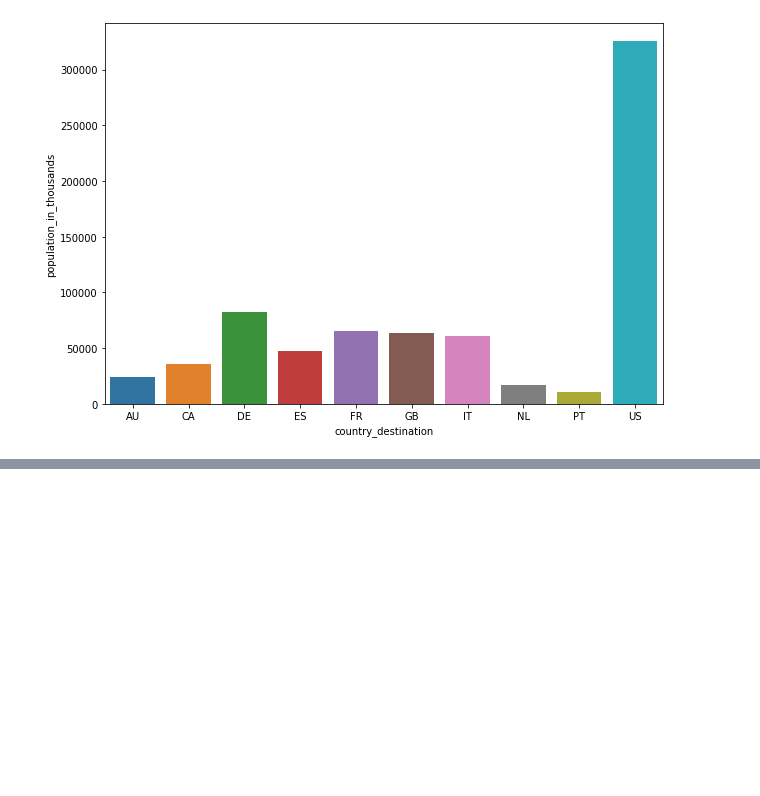
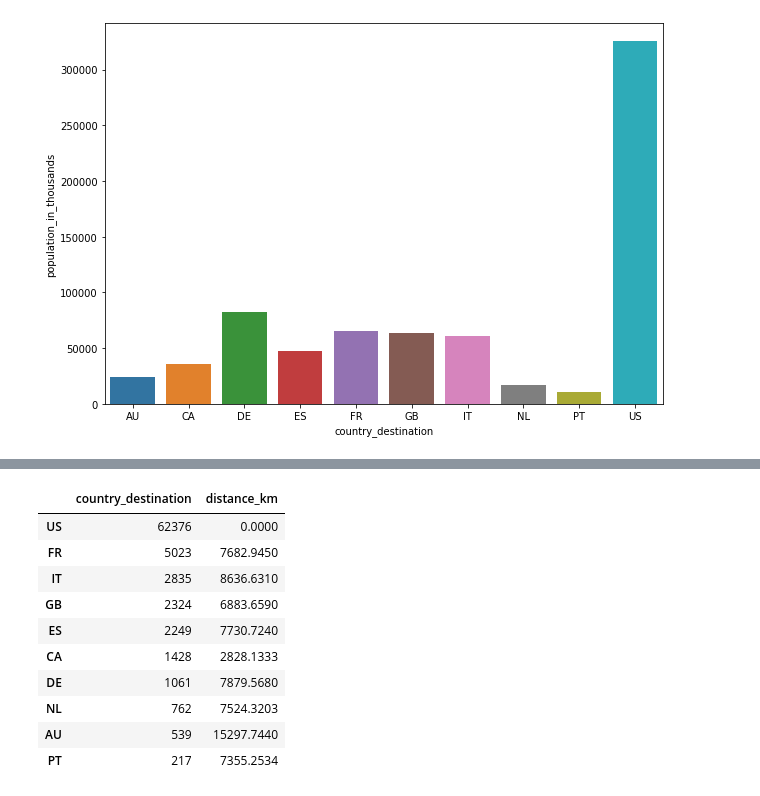
Before and after one commit to vkgithub1556/AirbnbProject, a Jupyter notebook: airbnb.ipynb, the cells around one changed output, grey strips where cells are left out. Cells and saved outputs as stored; diff of their text form; code cells hidden in the pictures; blank space fills up the shorter version.

```diff
--- a/airbnb.ipynb
+++ b/airbnb.ipynb
@@ -541,0 +639,14 @@ sns.barplot(x=pop.index,y=pop,ci=None)
+# %%
+df_dist_count
+# %% [output]
+|  | country_destination | distance_km |
+| US | 62376 | 0.0000 |
+| FR | 5023 | 7682.9450 |
+| IT | 2835 | 8636.6310 |
+| GB | 2324 | 6883.6590 |
+| ES | 2249 | 7730.7240 |
+| CA | 1428 | 2828.1333 |
+| DE | 1061 | 7879.5680 |
+| NL | 762 | 7524.3203 |
+| AU | 539 | 15297.7440 |
+| PT | 217 | 7355.2534 |
```
Also changed, not shown: parts of 15 cells of this notebook.
